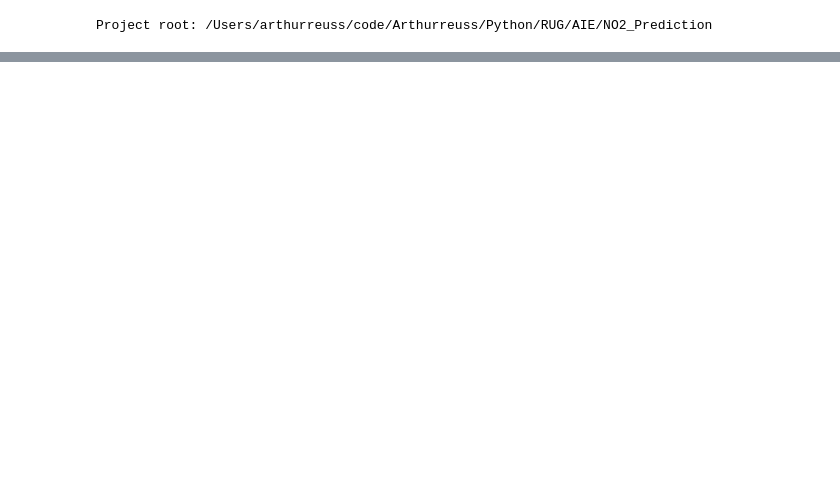
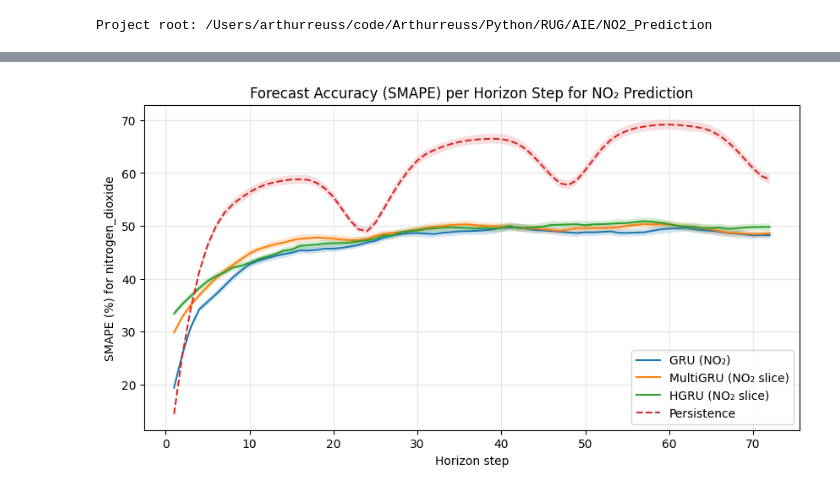
Before and after one commit to Arthurreuss/NO2_Prediction, a Jupyter notebook: notebooks/plot.ipynb, the cells around one changed output, grey strips where cells are left out. Saved outputs shown, nothing was run; the diff lists cells and outputs as text; code cells hidden in the pictures; blank space fills up the shorter version.

```diff
--- a/notebooks/plot.ipynb
+++ b/notebooks/plot.ipynb
@@ -18,6 +18,11 @@ from src.utils.scale import inverse_target
 def rmse_per_horizon(y_true: torch.Tensor, y_pred: torch.Tensor) -> torch.Tensor:
     # y_*: [N, H]
     return torch.sqrt(torch.mean((y_pred - y_true) ** 2, dim=0))  # [H]
+
+def calc_smape_errors(y_pred, y_true, epsilon=1e-10):
+    numerator = np.abs(y_pred - y_true)
+    denominator = (np.abs(y_pred) + np.abs(y_true)) / 2.0
+    return 100 * (numerator / (denominator + epsilon))
 
 def bootstrap_ci_per_horizon(errors_by_sample: np.ndarray, n_boot=300, alpha=0.05, seed=0):
     """
@@ -174,3 +180,39 @@ Using feature index 10 ('nitrogen_dioxide') for Persistence.
+# %%
+err_gru_smape = calc_smape_errors(y_gru_den, y_true_den_s)
+err_mgru_smape = calc_smape_errors(y_mgru_den, y_true_den_m)
+err_hgru_smape = calc_smape_errors(y_hgru_den, y_true_den_m)
+err_persist_smape = calc_smape_errors(y_persist_den, y_true_den_s)
+
+
+smape_gru, lo_gru_s, hi_gru_s = bootstrap_ci_per_horizon(err_gru_smape, n_boot=300)
+smape_mgru, lo_mgru_s, hi_mgru_s = bootstrap_ci_per_horizon(err_mgru_smape, n_boot=300)
+smape_hgru, lo_hgru_s, hi_hgru_s = bootstrap_ci_per_horizon(err_hgru_smape, n_boot=300)
+smape_persist, lo_persist_s, hi_persist_s = bootstrap_ci_per_horizon(err_persist_smape, n_boot=300)
+
+fig, ax = plt.subplots(figsize=(10, 5))
+H = len(smape_gru)
+h = np.arange(1, H + 1)
+
+ax.plot(h, smape_gru, label="GRU (NO₂)")
+ax.fill_between(h, lo_gru_s, hi_gru_s, alpha=0.2)
+
+ax.plot(h, smape_mgru, label="MultiGRU (NO₂ slice)")
+ax.fill_between(h, lo_mgru_s, hi_mgru_s, alpha=0.2)
+
+ax.plot(h, smape_hgru, label="HGRU (NO₂ slice)")
+ax.fill_between(h, lo_hgru_s, hi_hgru_s, alpha=0.2)
+
+ax.plot(h, smape_persist, label="Persistence", linestyle="--")
+ax.fill_between(h, lo_persist_s, hi_persist_s, alpha=0.15)
+
+ax.set_xlabel("Horizon step")
+ax.set_ylabel(f"SMAPE (%) for {plot_target}")
+ax.set_title("Forecast Accuracy (SMAPE) per Horizon Step for NO₂ Prediction")
+ax.grid(True, alpha=0.3)
+ax.legend()
+plt.show()
+# %% [output]
+[figure, added]
 # %%
 # MultiGRU: per-target bootstrap bands (denormalized per target)
 H = y_true_m.shape[1]
```
Also changed, not shown: parts of 7 cells of this notebook.
